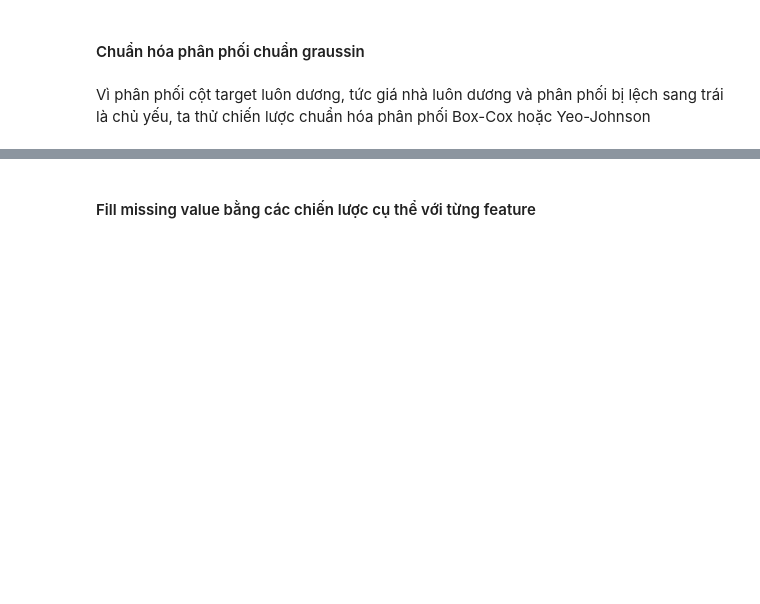
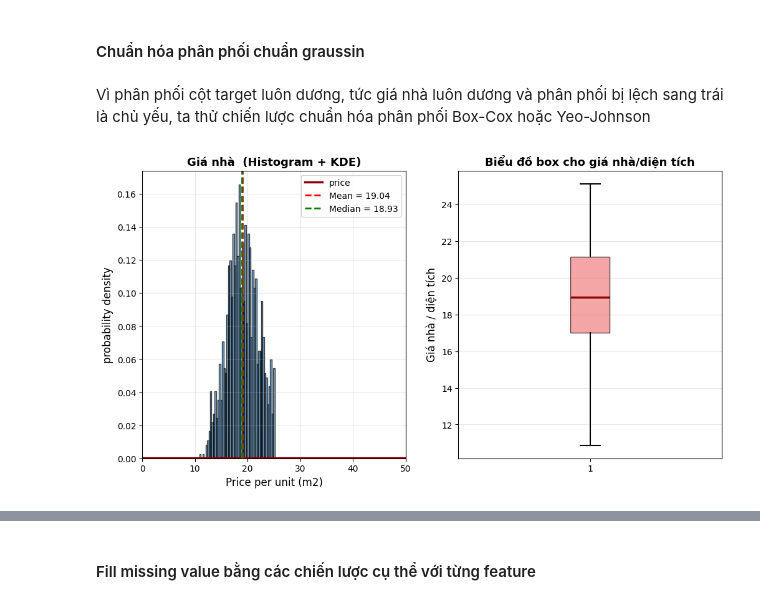
Before and after one commit to khaixinhtuoi/house_price_analysis, a Jupyter notebook: 01_build_model.ipynb, the cells around one changed output, grey strips where cells are left out. Saved outputs shown, nothing was run; the diff lists cells and outputs as text; code cells hidden in the pictures; blank space fills up the shorter version.

```diff
--- a/01_build_model.ipynb
+++ b/01_build_model.ipynb
@@ -580,53 +652,37 @@ test_df['price'] = skewed.transform(test_df['price'].values.reshape(-1, 1))
 # %%
 fig, axes = plt.subplots(1, 2, figsize=(12, 6))
 
 # Histogram vowis KDE
 axes[0].hist(train_df['price'], bins=50, color='steelblue',
                 edgecolor='black', alpha=0.7, density=True)
 
 data['price'].plot(kind='kde', ax=axes[0], linewidth=2.5, color='darkred')
 axes[0].axvline(train_df['price'].mean(), color='red', linestyle="--",
                    linewidth=2, label=f'Mean = {train_df['price'].mean():.2f}')
 axes[0].axvline(train_df['price'].median(), color='green', linestyle="--",
                    linewidth=2, label=f'Median = {train_df['price'].median():.2f}')
 
 axes[0].set_xlabel('Price per unit (m2)', fontsize=12)
 axes[0].set_ylabel('probability density', fontsize=12)
 axes[0].set_title('Giá nhà  (Histogram + KDE)',
                     fontsize=13, fontweight='bold')
 axes[0].legend(fontsize=10)
 axes[0].grid(alpha=0.3)
+# Giới hạn vùng hiển thị trên cả hai biểu đồ để trực quan rõ hơn (ví dụ trong khoảng [0, 50000])
+min_price, max_price = 0, 50
 
-#---------------------------
-fig, axes = plt.subplots(1, 2, figsize=(12, 6))
-
-# Histogram vowis KDE
-axes[0].hist(train_df['price'], bins=50, color='steelblue',
-                edgecolor='black', alpha=0.7, density=True)
-
-data['price'].plot(kind='kde', ax=axes[0], linewidth=2.5, color='darkred')
-axes[0].axvline(train_df['price'].mean(), color='red', linestyle="--",
-                   linewidth=2, label=f'Mean = {train_df['price'].mean():.2f}')
-axes[0].axvline(train_df['price'].median(), color='green', linestyle="--",
-                   linewidth=2, label=f'Median = {train_df['price'].median():.2f}')
-
-axes[0].set_xlabel('Price per unit (m2)', fontsize=12)
-axes[0].set_ylabel('probability density', fontsize=12)
-axes[0].set_title('Giá nhà  (Histogram + KDE)',
-                    fontsize=13, fontweight='bold')
-axes[0].legend(fontsize=10)
-axes[0].grid(alpha=0.3)
-axes[0].set_xlim(-100, 1000)
-
+axes[0].set_xlim(min_price, max_price)
 
 # Boxplot
 bp = axes[1].boxplot(train_df['price'], vert=True, patch_artist=True,
                          boxprops=dict(facecolor='lightcoral', alpha=0.7),
                          medianprops=dict(color='darkred', linewidth=2.5),
                          whiskerprops=dict(linewidth=1.5),
                          capprops=dict(linewidth=1.5))
 axes[1].set_ylabel('Giá nhà / diện tích', fontsize=12)
 axes[1].set_title('Biểu đồ box cho giá nhà/diện tích', fontsize=13, fontweight='bold')
 axes[1].grid(alpha=0.3, axis='y')
+# %% [output]
+[figure, added]
 # %%
 train_df
```
Also changed, not shown: parts of 54 cells of this notebook.
